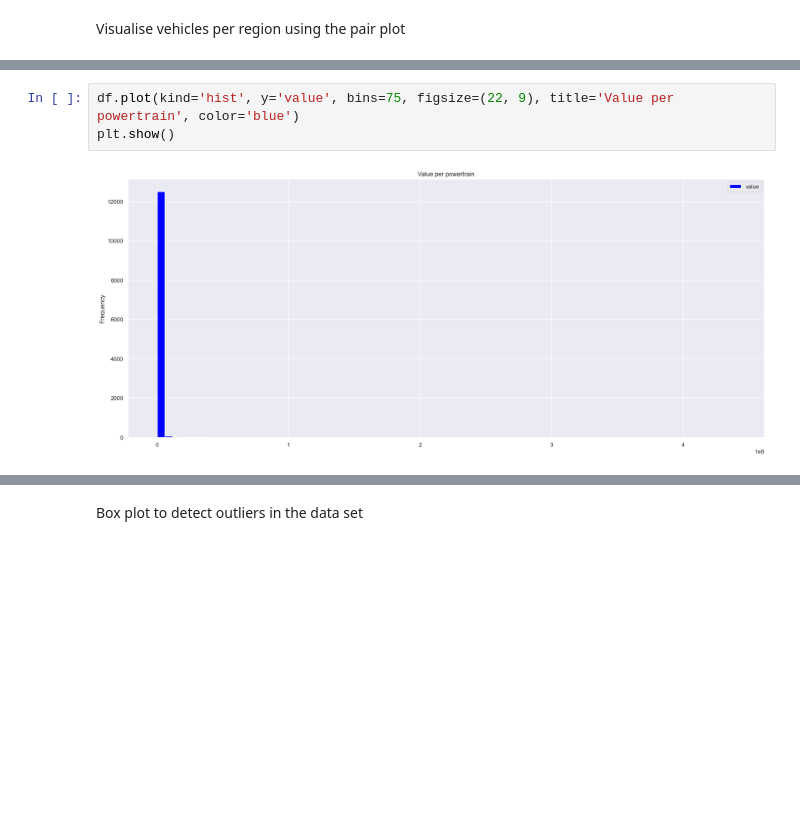
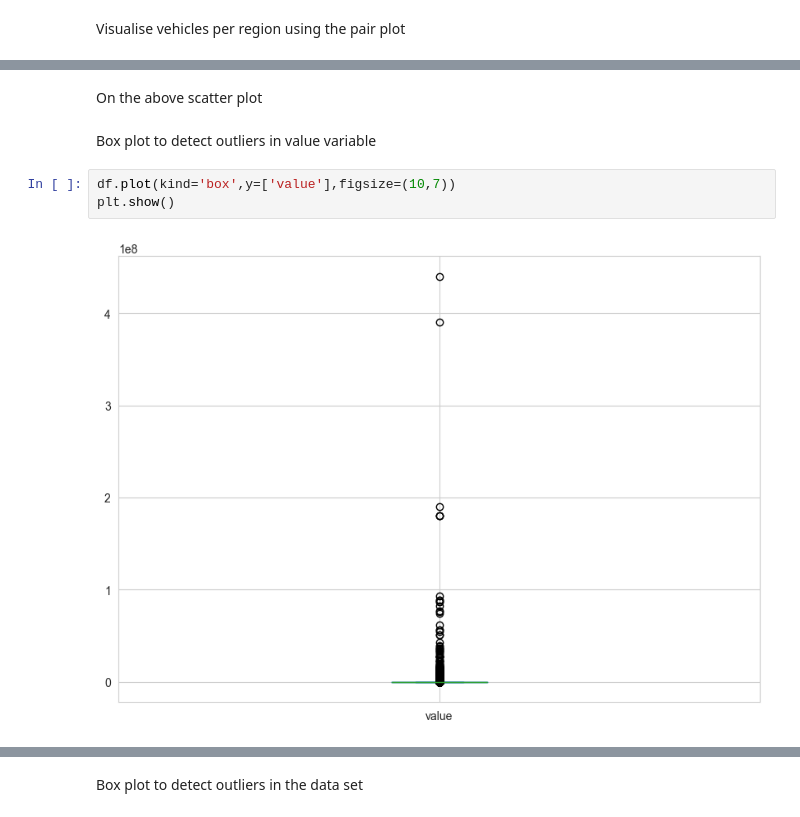
Before and after one commit to Emmanuel913-sketch/Global-Electric-Vehicle-sales-trends-from-2010-2024, a Jupyter notebook: jupyter_notebooks/visualisations.ipynb, the cells around one changed output, grey strips where cells are left out. Saved outputs shown, nothing was run; the diff lists cells and outputs as text; blank space fills up the shorter version.

Commit message:
addition of more visualisations

```diff
--- a/jupyter_notebooks/visualisations.ipynb
+++ b/jupyter_notebooks/visualisations.ipynb
@@ -145,5 +167,9 @@ plt.show()
+# %% [markdown]
+On the above scatter plot
+# %% [markdown]
+Box plot to detect outliers in value variable
 # %%
-df.plot(kind='hist', y='value', bins=75, figsize=(22, 9), title='Value per powertrain', color='blue')
+df.plot(kind='box',y=['value'],figsize=(10,7))
 plt.show()
 # %% [output]
-[figure, old version]
+[figure, new version]
```
Also changed, not shown: parts of 17 cells of this notebook.
